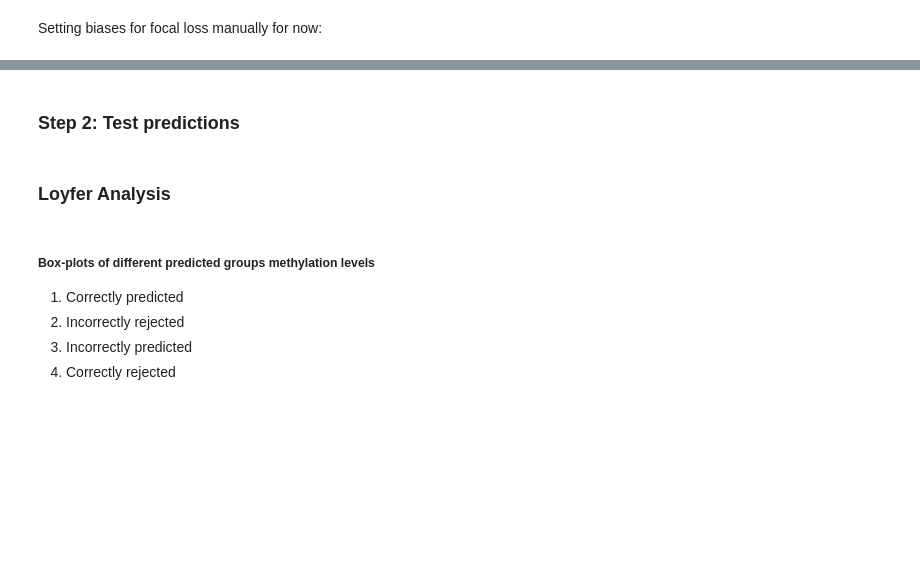
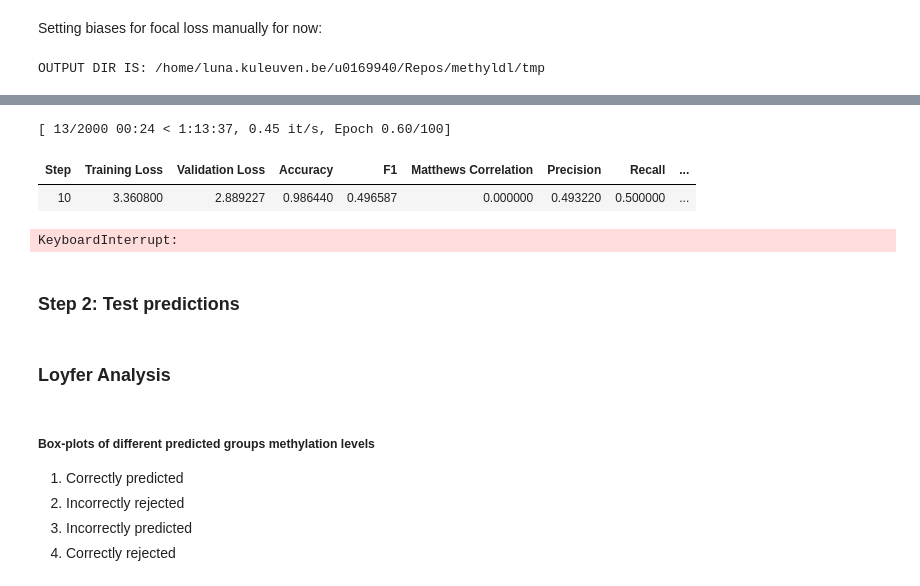
Before and after one commit to CompEpigen/syto, a Jupyter notebook: Tutorials/fine_tunning_with_methylbert.ipynb, the cells around one changed output, grey strips where cells are left out. Cells and saved outputs as stored; diff of their text form; code cells hidden in the pictures; blank space fills up the shorter version.

Commit message:
reworked tutorial to account for functions moving to methylbert

```diff
--- a/Tutorials/fine_tunning_with_methylbert.ipynb
+++ b/Tutorials/fine_tunning_with_methylbert.ipynb
@@ -126,24 +54,11 @@ def prepare_methylbert_list(
 # train, valid, test = [prepare_methylbert_list(data_path, split=x,dmrs=dmrs, seq_length=seq_length) for x in ["train", "valid", "test"]]
 train, valid = [
     prepare_methylbert_list(
-        data_path,
-        split=x,
-        dmr_label_column=dmr_label_column,
+        x,
+        gr_label_column=dmr_label_column,
         seq_length=seq_length,
-        min_seq_length=min_seq_length,
         soft_labels=False,
-        is_binary=True,
+        is_binary=False,
     )
-    for x in [f"train", "valid"]
+    for x in [train_df[:10000], valid_df[:10000]]
 ]
-# train_dataset, valid_dataset, test_dataset = [MethylBertFinetuneDataset(data_source=x,vocab=MethylVocab(k=3),seq_len=seq_length, lazy_tokenization=True) for x in [train, valid, test]]
-train_dataset, valid_dataset = [
-    MethylBertFinetuneDataset(
-        data_source=x,
-        vocab=MethylVocab(k=3),
-        seq_len=seq_length,
-        lazy_tokenization=True,
-        soft_labels=False,
-    )
-    for x in [train, valid]
-]
@@ -164,8 +99,8 @@ rrms_config = OrderedDict(
         ("warmup_step", 100),
         ("eps", 1e-6),
         ("with_cuda", True),
-        ("log_freq", 200),
-        ("eval_freq", 200),
+        ("log_freq", 10),
+        ("eval_freq", 10),
         ("n_hidden", None),
         ("decrease_steps", 200),
         ("eval", False),
@@ -173,7 +108,7 @@ rrms_config = OrderedDict(
         ("gradient_accumulation_steps", 1),
         ("max_grad_norm", 1.0),
         ("save_freq", None),
-        ("loss", "focal_bce"),
+        ("loss", "ce"),
         ("adam_beta1", 0.9),
         ("adam_beta2", 0.98),
         ("seed", 950410),
@@ -185,17 +120,18 @@ rrms_config = OrderedDict(
 # %%
 # classifier_model_path = f"methylBert_Loyfer_205files_U25_attentionClassifier_hg38_{dmr_label_column}_{data_prefix}_postfiltered_min_length_{min_seq_length}_hard_labels_undersampled_naive_rs{random_state}"
 # classifier_model_path = f"/data/dmytro/Experiments/cfsort_rrbs/methylBert_Loyfer_205files_U25_attentionClassifier_hg38_{dmr_label_column}_{data_prefix}_postfiltered_min_length_{min_seq_length}_soft_labels_canonical"
-classifier_model_path = "/data/dmytro/Experiments/pseudobulk/MethylBERT_binary_hg38"
+# classifier_model_path = "/data/dmytro/Experiments/pseudobulk/MethylBERT_binary_hg38"
+classifier_model_path = "/home/luna.kuleuven.be/u0169940/Repos/methyldl/tmp"
 # %%
 model_instance = MethylBert(
     custom_config=rrms_config,
     foundation_model_path="../foundationalModels/methylbert_hg19_12l",
     load_weights=True,
-    num_labels=2,
-    num_dmr_labels=max(dmrs[dmr_label_column]) + 1,
+    num_labels=40,
+    num_gr_labels=max(dmrs[dmr_label_column]) + 1,
     seq_len=seq_length,
     output_dir=classifier_model_path,
     batch_size=512,
-    classifier_implementation="dmr_attention_based",
+    classifier_implementation="gr_attention_based",
     soft_labels=False,
 )
@@ -234,8 +160,9 @@ model_instance.fine_tune(
     data_path=None,
     train_dataset=train_dataset,
     val_dataset=valid_dataset,
-    test_dataset=None,
     # resume_from_checkpoint = os.path.join(classifier_model_path, "checkpoint-800"),
     # signal_mask = signal_mask,
     # bg_ratio = 0.5
 )
+# %% [output]
+OUTPUT DIR IS: /home/luna.kuleuven.be/u0169940/Repos/methyldl/tmp
@@ -242,3 +171,7 @@ model_instance.fine_tune(
+[ 13/2000 00:24 < 1:13:37, 0.45 it/s, Epoch 0.60/100]
+| Step | Training Loss | Validation Loss | Accuracy | F1 | Matthews Correlation | Precision | Recall | ... |
+| 10 | 3.360800 | 2.889227 | 0.986440 | 0.496587 | 0.000000 | 0.493220 | 0.500000 | ... |
+KeyboardInterrupt:
 # %%
 model_instance = MethylBert(
     custom_config=rrms_config,
```
Also changed, not shown: parts of 15 cells of this notebook.
